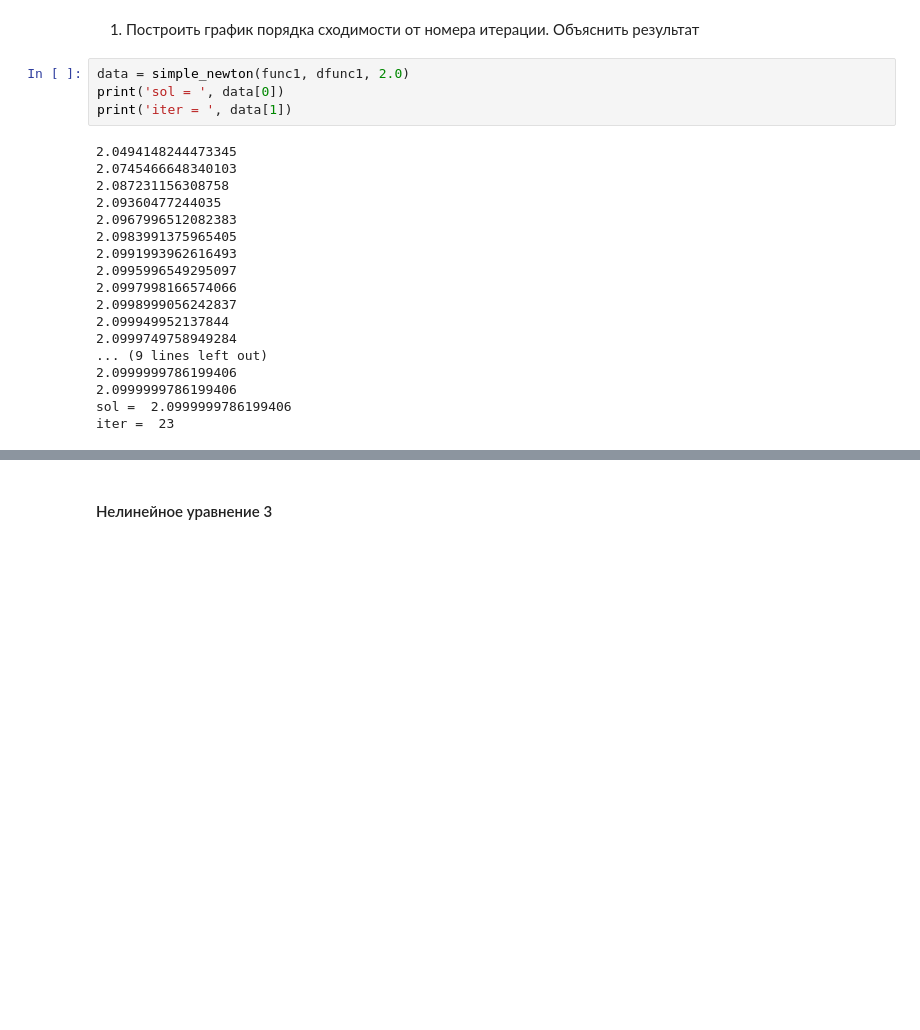
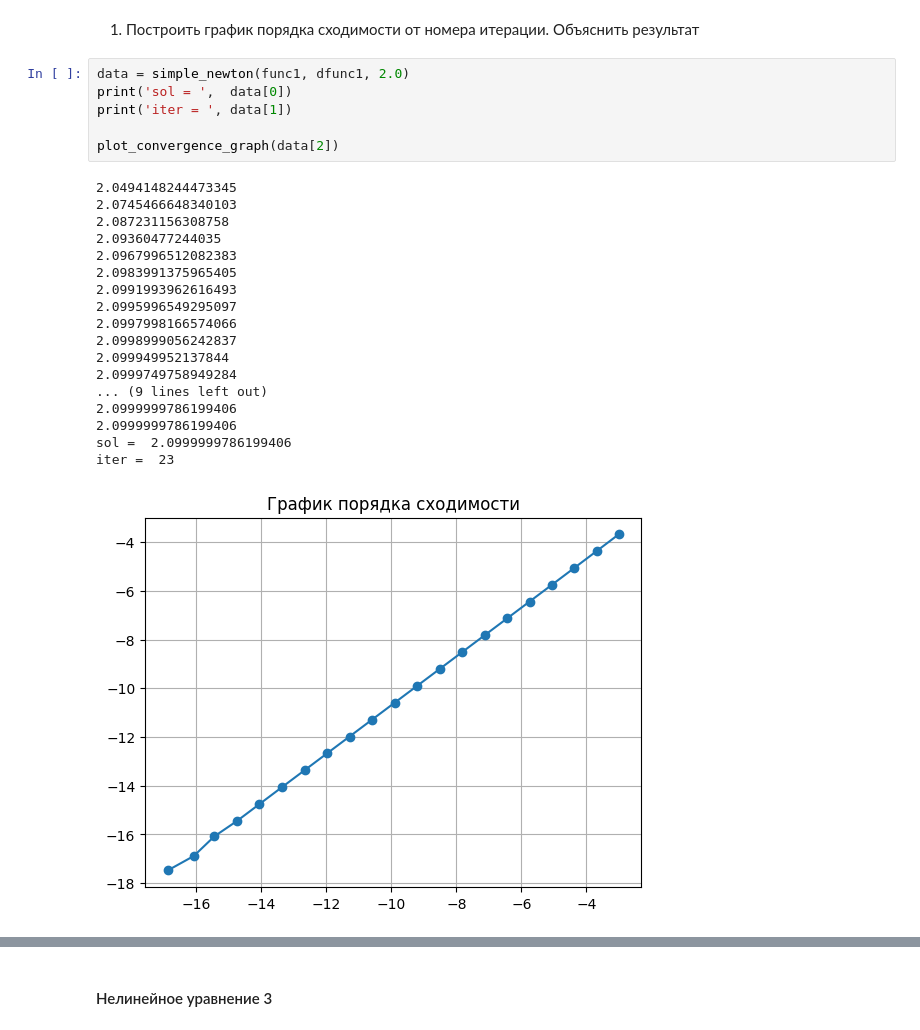
Before and after one commit to d-r-tikhonov/Computational_Mathematics, a Jupyter notebook: Метод Ньютона.ipynb, the cells around one changed output, grey strips where cells are left out. Saved outputs shown, nothing was run; the diff lists cells and outputs as text; blank space fills up the shorter version.

```diff
--- a/Метод Ньютона.ipynb
+++ b/Метод Ньютона.ipynb
@@ -195,23 +189,26 @@ plt.legend()
 1. Построить график порядка сходимости от номера итерации. Объяснить результат
 # %%
 data = simple_newton(func1, dfunc1, 2.0)
-print('sol = ', data[0])
+print('sol = ',  data[0])
 print('iter = ', data[1])
+
+plot_convergence_graph(data[2])
 # %% [output]
 2.0494148244473345
 2.0745466648340103
 2.087231156308758
 2.09360477244035
 2.0967996512082383
 2.0983991375965405
 2.0991993962616493
 2.0995996549295097
 2.0997998166574066
 2.0998999056242837
 2.099949952137844
 2.0999749758949284
 ... (9 lines left out)
 2.0999999786199406
 2.0999999786199406
 sol =  2.0999999786199406
 iter =  23
+[figure, added]
```
Also changed, not shown: parts of 10 cells of this notebook.
